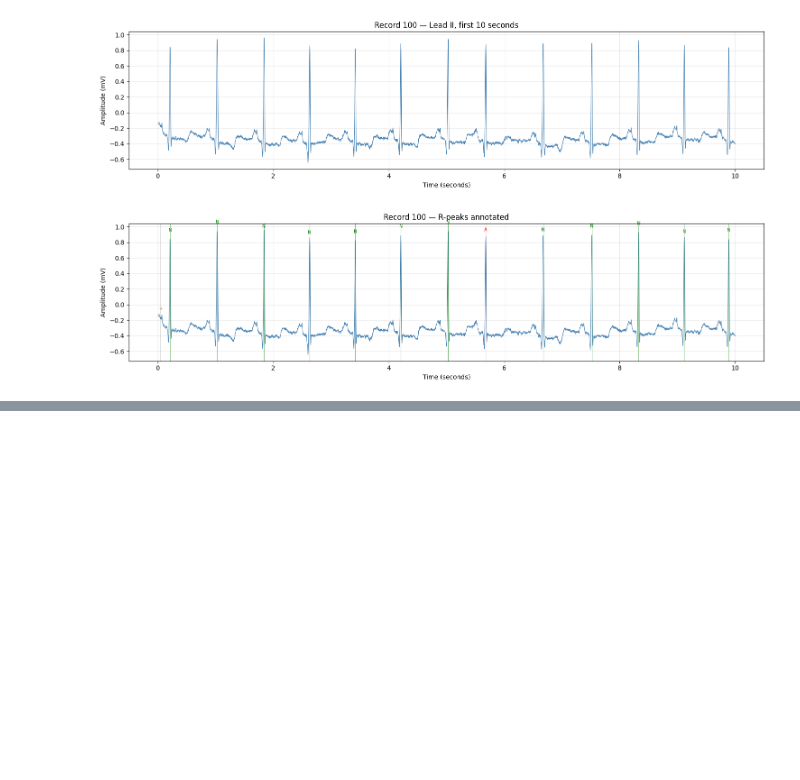
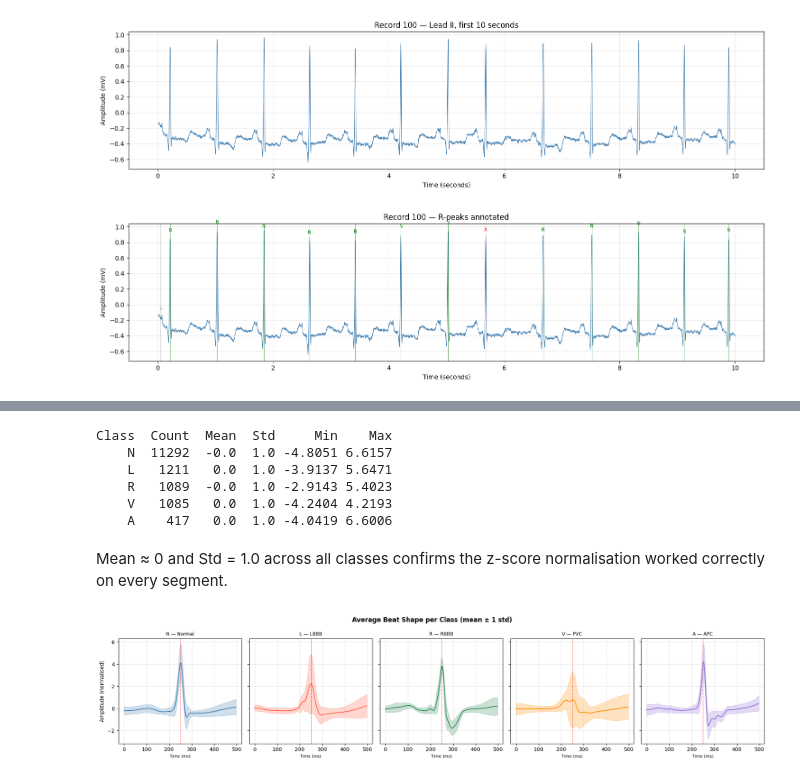
Before and after one commit to sidharthguptax/ecg-arrhythmia-benchmark, a Jupyter notebook: notebooks/01_eda.ipynb, the cells around one changed output, grey strips where cells are left out. Drawn from its saved outputs; the diff is of its cells as text; code cells hidden in the pictures; blank space fills up the shorter version.

```diff
--- a/notebooks/01_eda.ipynb
+++ b/notebooks/01_eda.ipynb
@@ -81,0 +192,59 @@ plt.show()
+# %%
+X_test = np.load('data/processed/X_test.npy')
+y_test = np.load('data/processed/y_test.npy')
+
+import pandas as pd
+
+class_names = ['N', 'L', 'R', 'V', 'A']
+rows = []
+for i, name in enumerate(class_names):
+    segs = X_test[y_test == i]
+    rows.append({
+        'Class': name,
+        'Count': len(segs),
+        'Mean': segs.mean().round(4),
+        'Std': segs.std().round(4),
+        'Min': segs.min().round(4),
+        'Max': segs.max().round(4),
+    })
+
+df = pd.DataFrame(rows)
+print(df.to_string(index=False))
+# %% [output]
+Class  Count  Mean  Std     Min    Max
+    N  11292  -0.0  1.0 -4.8051 6.6157
+    L   1211   0.0  1.0 -3.9137 5.6471
+    R   1089  -0.0  1.0 -2.9143 5.4023
+    V   1085   0.0  1.0 -4.2404 4.2193
+    A    417   0.0  1.0 -4.0419 6.6006
+# %% [markdown]
+Mean ≈ 0 and Std = 1.0 across all classes confirms the z-score normalisation worked correctly on every segment.
+# %%
+X_test = np.load('data/processed/X_test.npy')
+y_test = np.load('data/processed/y_test.npy')
+
+t_ms = np.arange(180) / 360 * 1000
+class_names = ['N — Normal', 'L — LBBB', 'R — RBBB', 'V — PVC', 'A — APC']
+colors = ['steelblue', 'tomato', 'seagreen', 'darkorange', 'mediumpurple']
+
+fig, axes = plt.subplots(1, 5, figsize=(18, 4), sharey=True)
+
+for i, (name, color) in enumerate(zip(class_names, colors)):
+    segs = X_test[y_test == i]
+    mean = segs.mean(axis=0)
+    std  = segs.std(axis=0)
+    ax = axes[i]
+    ax.plot(t_ms, mean, color=color, linewidth=1.5, label='Mean')
+    ax.fill_between(t_ms, mean - std, mean + std, alpha=0.25, color=color, label='±1 std')
+    ax.axvline(x=90/360*1000, color='red', linestyle='--', linewidth=0.8, alpha=0.7)
+    ax.set_title(name, fontsize=9)
+    ax.set_xlabel('Time (ms)', fontsize=8)
+    ax.grid(True, alpha=0.3)
+
+axes[0].set_ylabel('Amplitude (normalised)')
+fig.suptitle('Average Beat Shape per Class (mean ± 1 std)', fontsize=12, fontweight='bold')
+plt.tight_layout()
+plt.savefig('results/figures/average_beat_per_class.png', dpi=150)
+plt.show()
+# %% [output]
+[figure, added]
```
Also changed, not shown: parts of 7 cells of this notebook.
